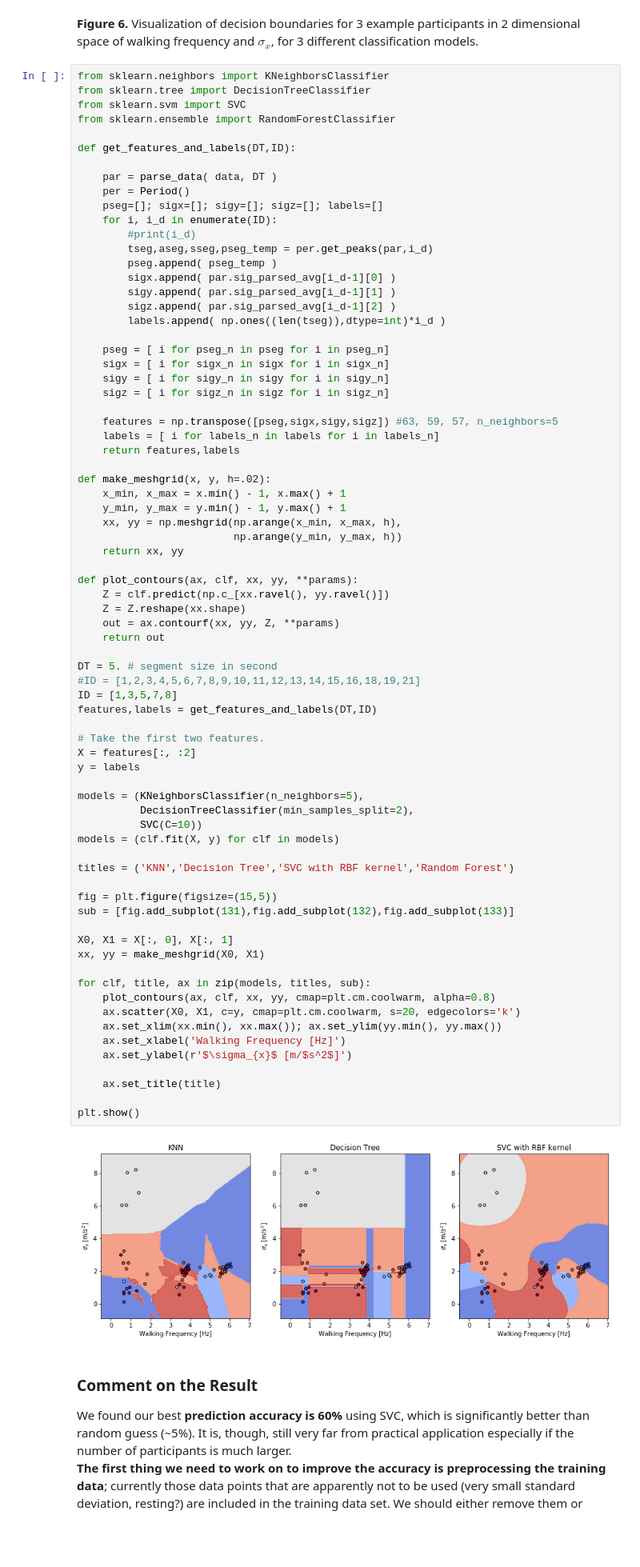
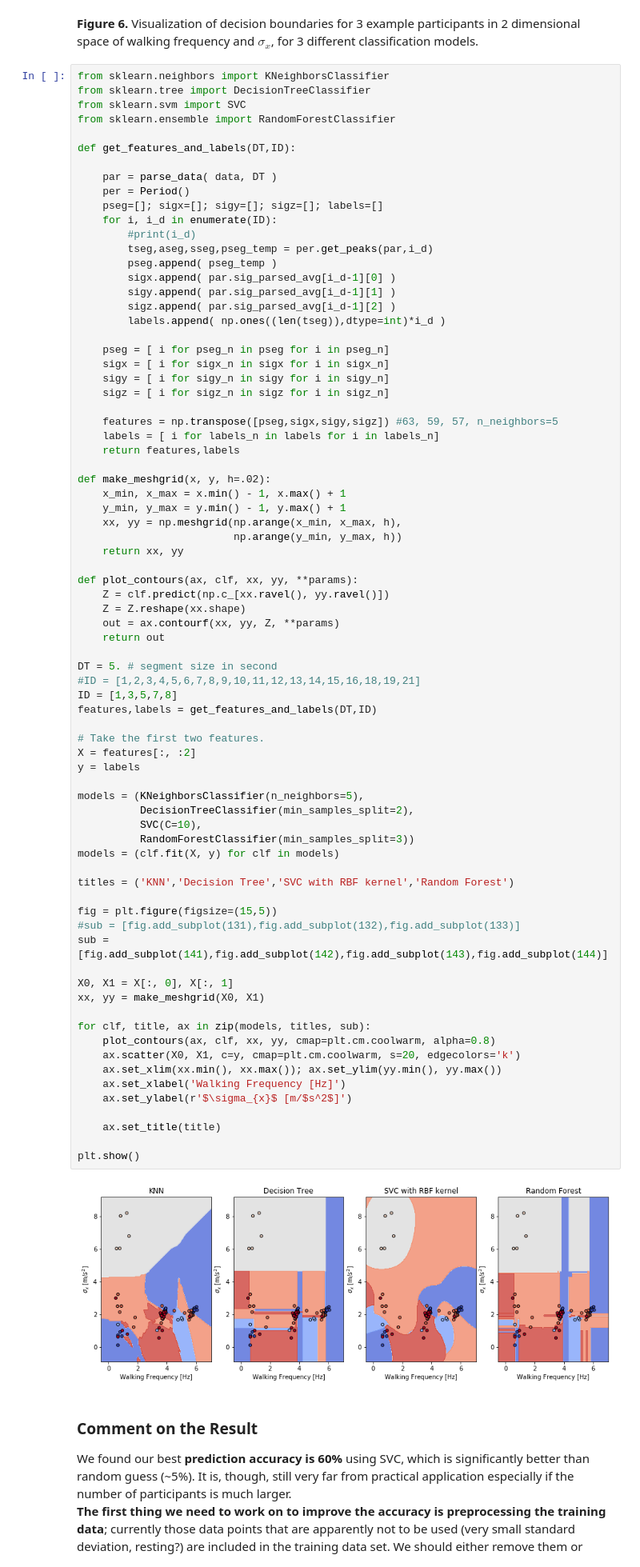
Before and after one commit to hshiokawa/walker_identifier, a Jupyter notebook: walker_identifier.ipynb, the cells around one changed output. Shown at 80% size. Cells and saved outputs as stored; diff of their text form; blank space fills up the shorter version.

Commit message:
Random forest added

```diff
--- a/walker_identifier.ipynb
+++ b/walker_identifier.ipynb
@@ -370,36 +370,38 @@ DT = 5. # segment size in second
 #ID = [1,2,3,4,5,6,7,8,9,10,11,12,13,14,15,16,18,19,21]
 ID = [1,3,5,7,8]
 features,labels = get_features_and_labels(DT,ID)
 
 # Take the first two features.
 X = features[:, :2]
 y = labels
 
 models = (KNeighborsClassifier(n_neighbors=5),
           DecisionTreeClassifier(min_samples_split=2),
-          SVC(C=10))
+          SVC(C=10),
+          RandomForestClassifier(min_samples_split=3))
 models = (clf.fit(X, y) for clf in models)
 
 titles = ('KNN','Decision Tree','SVC with RBF kernel','Random Forest')
 
 fig = plt.figure(figsize=(15,5))
-sub = [fig.add_subplot(131),fig.add_subplot(132),fig.add_subplot(133)]
+#sub = [fig.add_subplot(131),fig.add_subplot(132),fig.add_subplot(133)]
+sub = [fig.add_subplot(141),fig.add_subplot(142),fig.add_subplot(143),fig.add_subplot(144)]
 
 X0, X1 = X[:, 0], X[:, 1]
 xx, yy = make_meshgrid(X0, X1)
 
 for clf, title, ax in zip(models, titles, sub):
     plot_contours(ax, clf, xx, yy, cmap=plt.cm.coolwarm, alpha=0.8)
     ax.scatter(X0, X1, c=y, cmap=plt.cm.coolwarm, s=20, edgecolors='k')
     ax.set_xlim(xx.min(), xx.max()); ax.set_ylim(yy.min(), yy.max())
     ax.set_xlabel('Walking Frequency [Hz]')
     ax.set_ylabel(r'$\sigma_{x}$ [m/$s^2$]')
 
     ax.set_title(title)
 
 plt.show()
 # %% [output]
-[figure, old version]
+[figure, new version]
 # %% [markdown]
 ### **Comment on the Result**
 We found our best **prediction accuracy is 60%** using SVC, which is significantly better than random guess (~5%). It is, though, still very far from practical application especially if the number of participants is much larger.<br>
```
Also changed, not shown: parts of 3 cells of this notebook.
